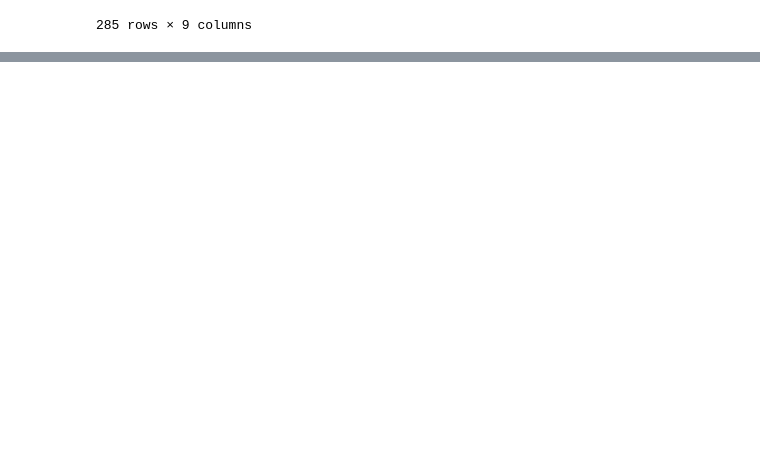
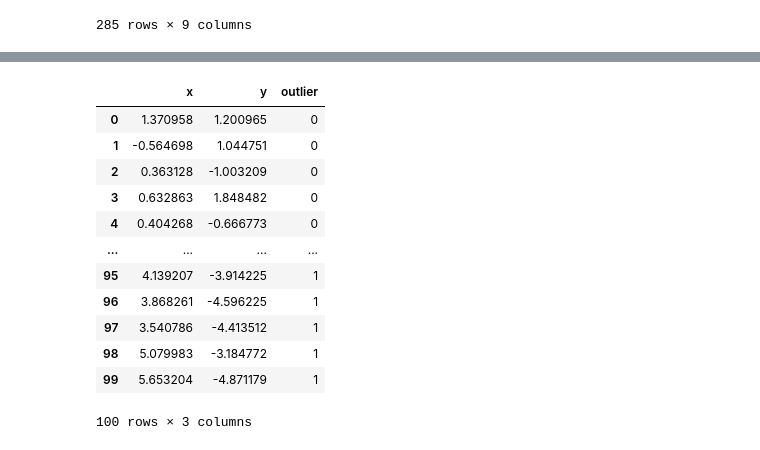
Before and after one commit to Adibank/DPDM, a Jupyter notebook: Project.ipynb, the cells around one changed output, grey strips where cells are left out. Drawn from its saved outputs; the diff is of its cells as text; code cells hidden in the pictures; blank space fills up the shorter version.

```diff
--- a/Project.ipynb
+++ b/Project.ipynb
@@ -1314,0 +1345,22 @@ print(no_outlier_no_missing[no_outlier_no_missing['copod_outlier'] == 1].index.t
+# %%
+model = COPOD()
+model.fit(df)
+outlier_labels = model.predict(df)
+
+# เพิ่มคอลัมน์แสดงผล
+df['outlier'] = outlier_labels
+df
+# %% [output]
+|  | x | y | outlier |
+| 0 | 1.370958 | 1.200965 | 0 |
+| 1 | -0.564698 | 1.044751 | 0 |
+| 2 | 0.363128 | -1.003209 | 0 |
+| 3 | 0.632863 | 1.848482 | 0 |
+| 4 | 0.404268 | -0.666773 | 0 |
+| ... | ... | ... | ... |
+| 95 | 4.139207 | -3.914225 | 1 |
+| 96 | 3.868261 | -4.596225 | 1 |
+| 97 | 3.540786 | -4.413512 | 1 |
+| 98 | 5.079983 | -3.184772 | 1 |
+| 99 | 5.653204 | -4.871179 | 1 |
+100 rows × 3 columns
```
Also changed, not shown: parts of 5 cells of this notebook.
